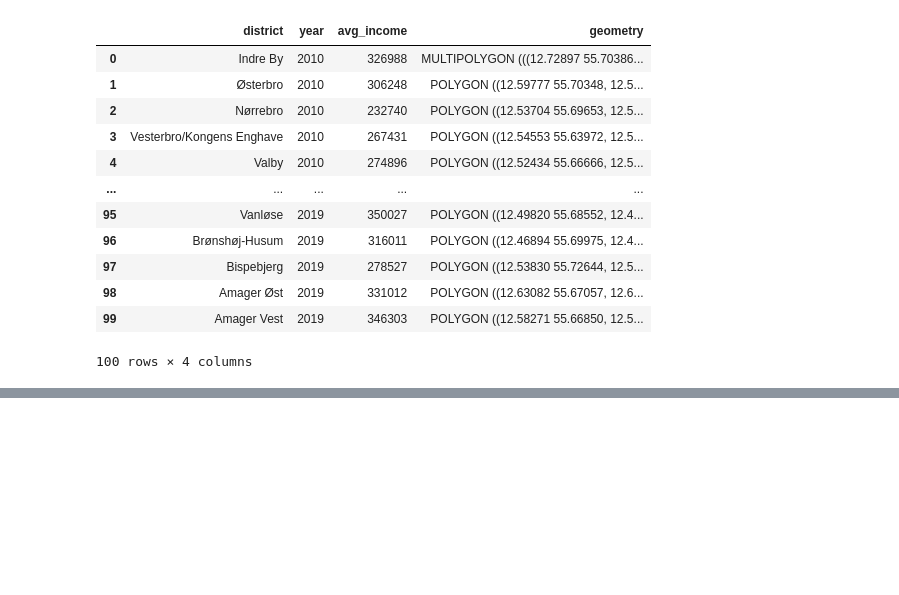
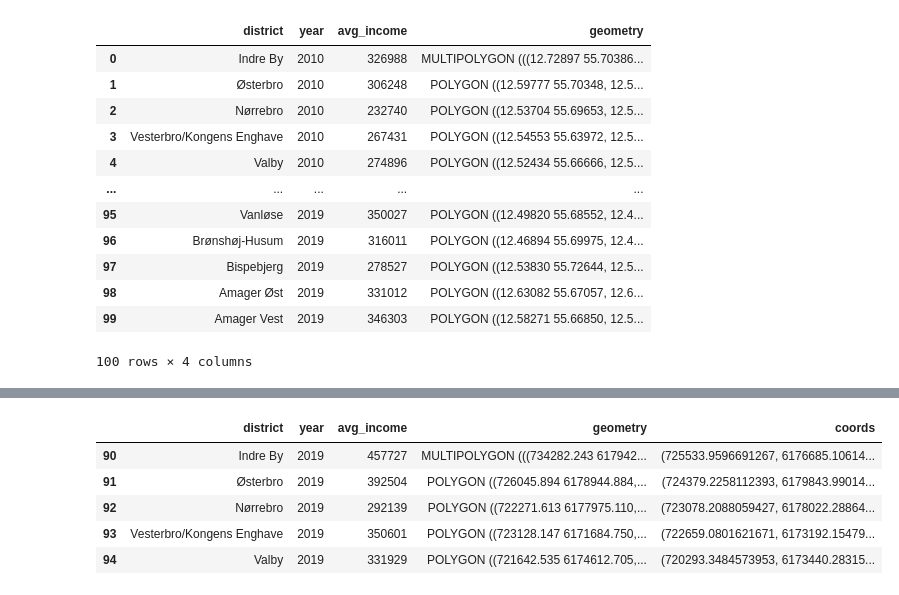
Before and after one commit to mwpetersen/map-avg-income-districts-cph, a Jupyter notebook: app-map-avg-income-districts-cph.ipynb, the cells around one changed output, grey strips where cells are left out. Drawn from its saved outputs; the diff is of its cells as text; code cells hidden in the pictures; blank space fills up the shorter version.

```diff
--- a/app-map-avg-income-districts-cph.ipynb
+++ b/app-map-avg-income-districts-cph.ipynb
@@ -125,2 +132,11 @@ df_income_geo_2019
+# %%
+df_income_geo_2019.head()
+# %% [output]
+|  | district | year | avg_income | geometry | coords |
+| 90 | Indre By | 2019 | 457727 | MULTIPOLYGON (((734282.243 617942... | (725533.9596691267, 6176685.10614... |
+| 91 | Østerbro | 2019 | 392504 | POLYGON ((726045.894 6178944.884,... | (724379.2258112393, 6179843.99014... |
+| 92 | Nørrebro | 2019 | 292139 | POLYGON ((722271.613 6177975.110,... | (723078.2088059427, 6178022.28864... |
+| 93 | Vesterbro/Kongens Enghave | 2019 | 350601 | POLYGON ((723128.147 6171684.750,... | (722659.0801621671, 6173192.15479... |
+| 94 | Valby | 2019 | 331929 | POLYGON ((721642.535 6174612.705,... | (720293.3484573953, 6173440.28315... |
 # %%
 # Plot the geospatial data
```
Also changed, not shown: parts of 4 cells of this notebook.
